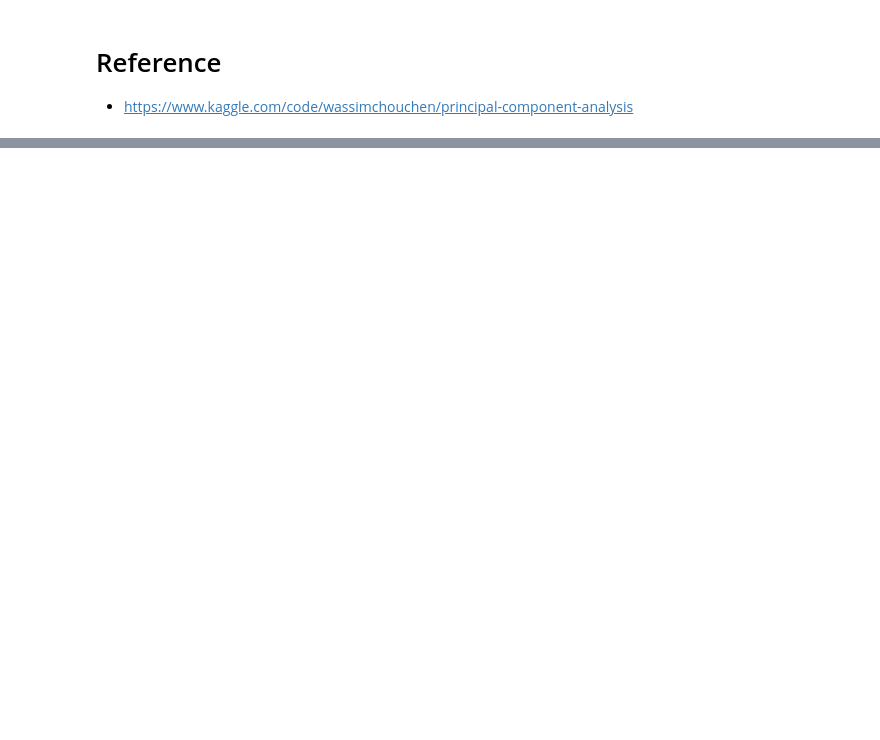
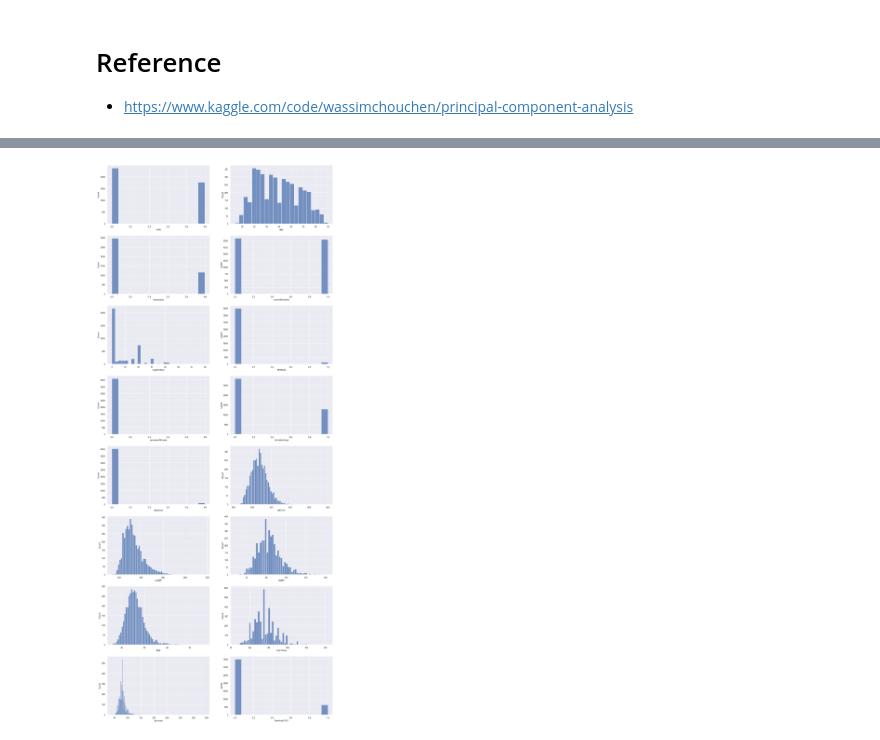
Before and after one commit to skamranh/big-data-final, a Jupyter notebook: CHD.ipynb, the cells around one changed output, grey strips where cells are left out. Cells and saved outputs as stored; diff of their text form; code cells hidden in the pictures; blank space fills up the shorter version.

```diff
--- a/CHD.ipynb
+++ b/CHD.ipynb
@@ -69,0 +64,7 @@ sns.heatmap(chd_pd.corr(), annot = True)
+# %%
+plt.rcParams['figure.figsize'] = [20, 50]
+for i, column in enumerate(chd_pd.columns, 1):
+    plt.subplot(8,2,i)
+    sns.histplot(chd_pd[column])
+# %% [output]
+[figure, added]
```
Also changed, not shown: parts of 7 cells of this notebook, 1 other file.
